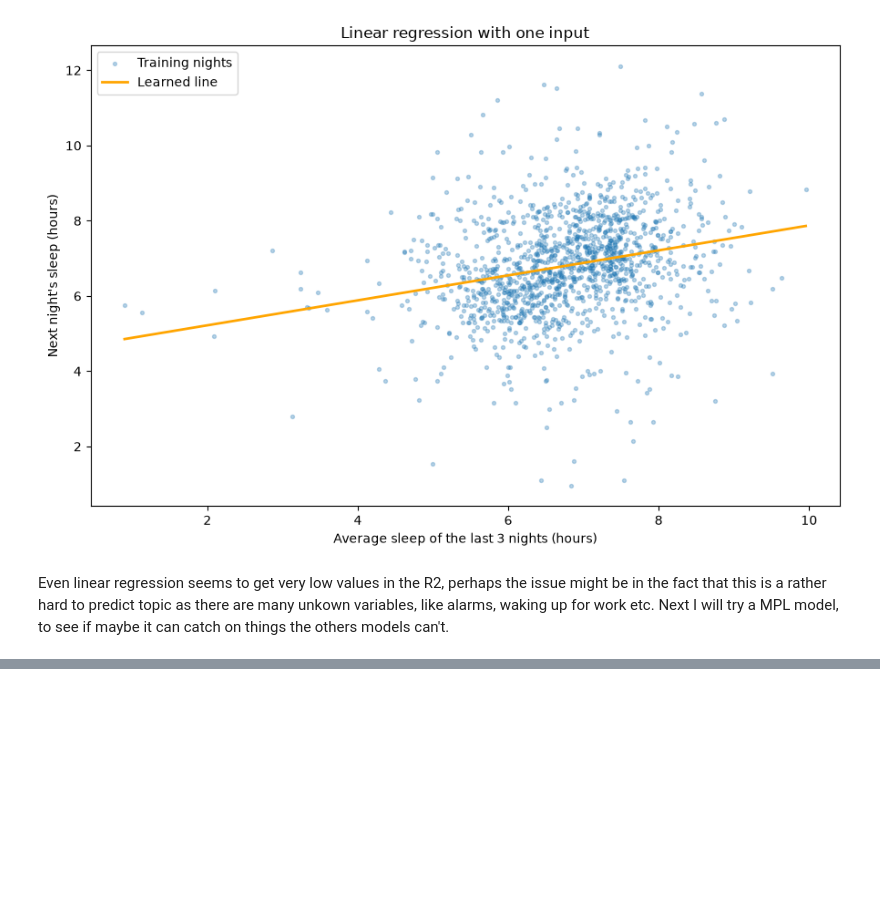
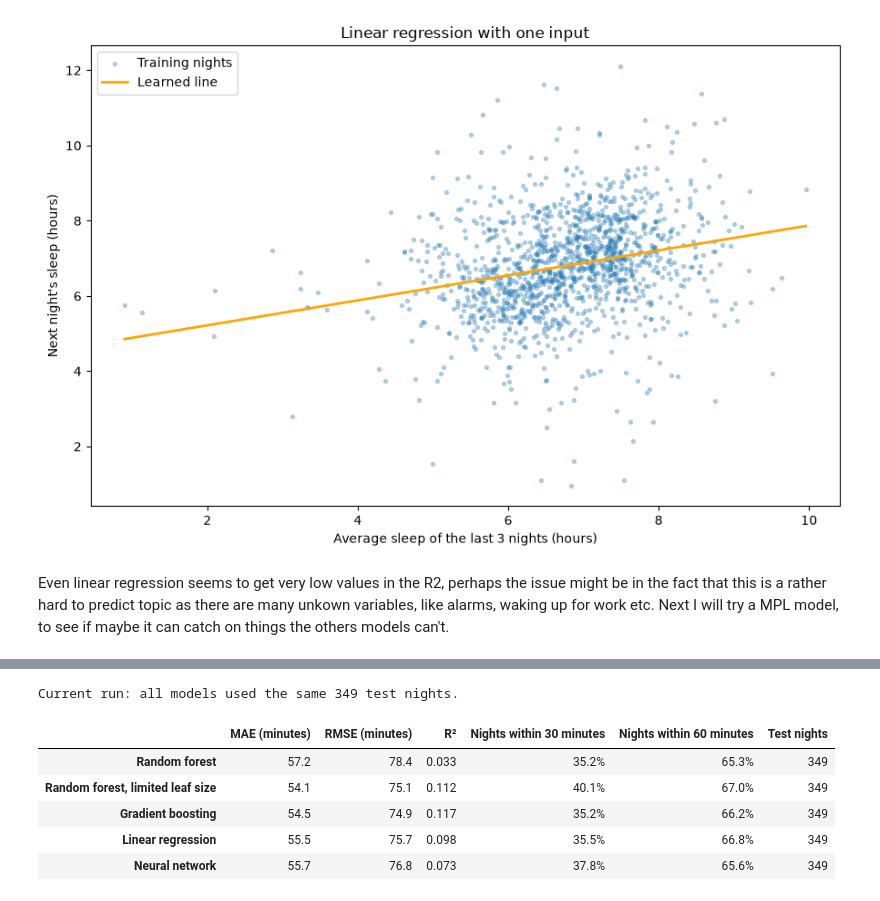
Before and after one commit to krasennnn/sleep-predictor, a Jupyter notebook: 01_explore_and_prepare_data.ipynb, the cells around one changed output, grey strips where cells are left out. Cells and saved outputs as stored; diff of their text form; code cells hidden in the pictures; blank space fills up the shorter version.

```diff
--- a/01_explore_and_prepare_data.ipynb
+++ b/01_explore_and_prepare_data.ipynb
@@ -1707,0 +1644,38 @@ plt.show()
+# %%
+network_errors = np.abs(network_target_test.to_numpy() - network_predictions)
+model_scores["Neural network"].update({
+    "Nights within 30 minutes": (network_errors <= 30).mean(),
+    "Nights within 60 minutes": (network_errors <= 60).mean(),
+})
+
+score_columns = [
+    "MAE (minutes)", "RMSE (minutes)", "R²",
+    "Nights within 30 minutes", "Nights within 60 minutes",
+]
+comparison = pd.DataFrame(model_scores).T[score_columns].copy()
+comparison["Test nights"] = [
+    len(network_target_test) if name == "Neural network" else len(target_test)
+    for name in comparison.index
+]
+
+if set(network_inputs_test.index) == set(inputs_test.index):
+    print(f"Current run: all models used the same {len(target_test):,} test nights.")
+else:
+    print("The models have different test nights; each score is from its own test set.")
+
+comparison.style.format({
+    "MAE (minutes)": "{:.1f}",
+    "RMSE (minutes)": "{:.1f}",
+    "R²": "{:.3f}",
+    "Nights within 30 minutes": "{:.1%}",
+    "Nights within 60 minutes": "{:.1%}",
+    "Test nights": "{:,.0f}",
+})
+# %% [output]
+Current run: all models used the same 349 test nights.
+|  | MAE (minutes) | RMSE (minutes) | R² | Nights within 30 minutes | Nights within 60 minutes | Test nights |
+| Random forest | 57.2 | 78.4 | 0.033 | 35.2% | 65.3% | 349 |
+| Random forest, limited leaf size | 54.1 | 75.1 | 0.112 | 40.1% | 67.0% | 349 |
+| Gradient boosting | 54.5 | 74.9 | 0.117 | 35.2% | 66.2% | 349 |
+| Linear regression | 55.5 | 75.7 | 0.098 | 35.5% | 66.8% | 349 |
+| Neural network | 55.7 | 76.8 | 0.073 | 37.8% | 65.6% | 349 |
```
Also changed, not shown: parts of 56 cells of this notebook.
